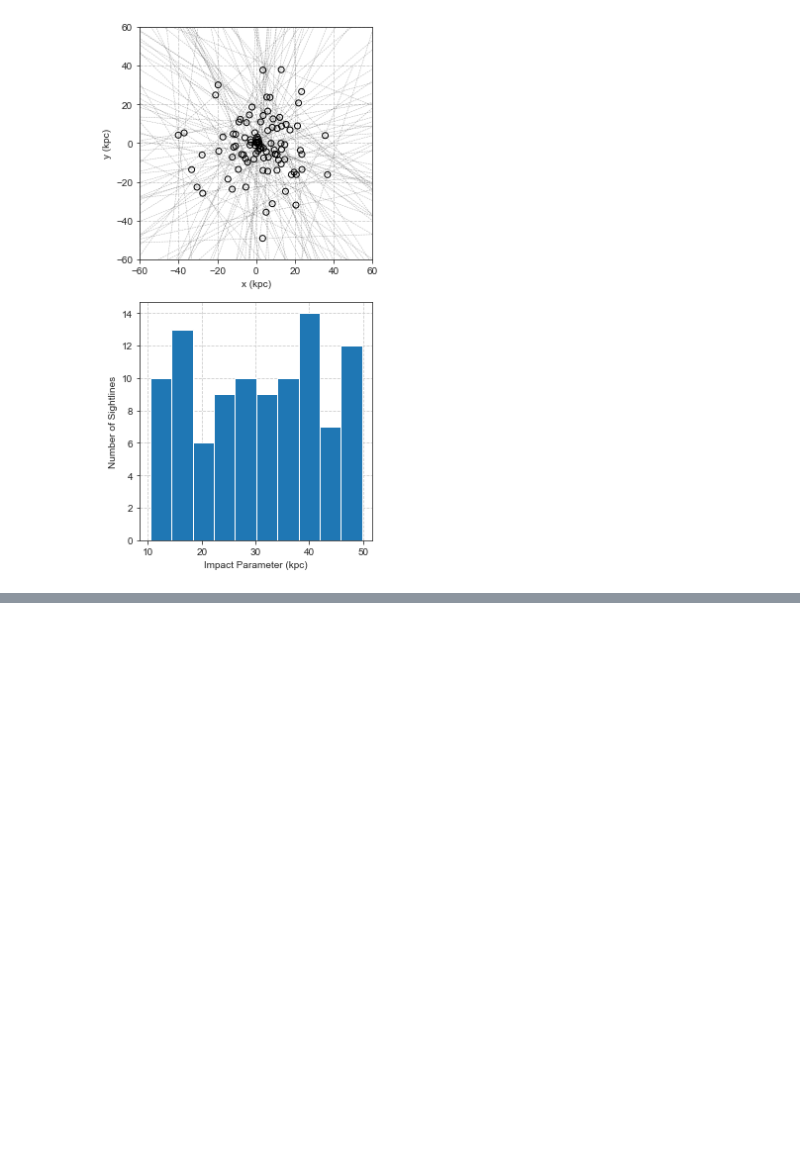
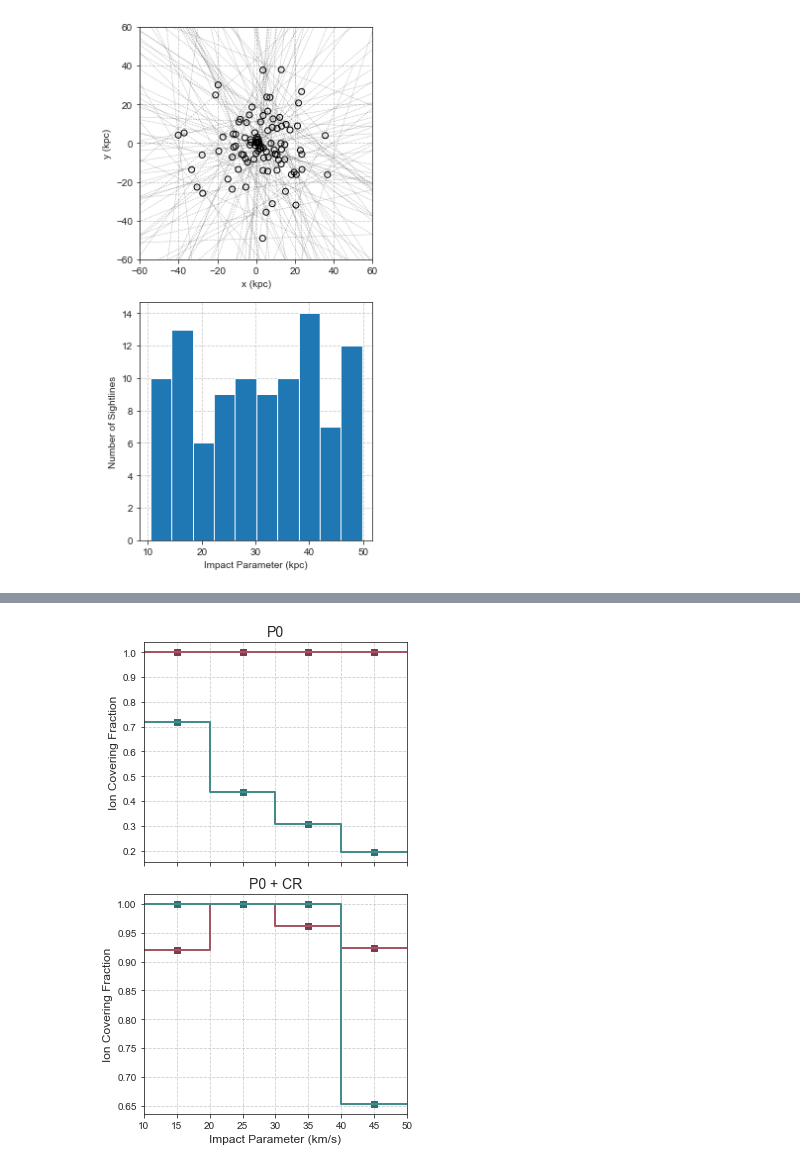
Before and after one commit to ibutsky/synthetic_spectra, a Jupyter notebook: scripts/plotting/paper_plots.ipynb, the cells around one changed output, grey strips where cells are left out. Drawn from its saved outputs; the diff is of its cells as text; code cells hidden in the pictures; blank space fills up the shorter version.

```diff
--- a/scripts/plotting/paper_plots.ipynb
+++ b/scripts/plotting/paper_plots.ipynb
@@ -927 +876,56 @@ plt.show()
+# %%
+def ion_detection(model, ion):
+    # covering fraction plot
+    ion_list, logN_list, logNerr_list, b_list, berr_list, vel_list, \
+        vel_err_list, ray_id_list, model_list, impact_list, ovi_label_list, detection_list, align_list\
+        = pt.load_csv_data()
+
+    new_impact_list = np.zeros(100)
+    new_detect_list = np.zeros(100)
+    for ray_id in range(100):
+        mask = (model_list == model) & (ion_list == ion) & (ray_id_list == ray_id) & (detection_list == 'detection')
+        impact = impact_list[ray_id_list == ray_id][0]
+        new_impact_list[ray_id] = impact
+        if len(ion_list[mask]) > 0:
+            new_detect_list[ray_id] = 1
+
+    return new_impact_list, new_detect_list
+
+ion = 'OVI'
+hdul = fits.open('../../data/OVIcomponents_withprofsANDCIV.fits')
+werk_data = hdul[1].data
+#werk_siIII
+fig, ax = plt.subplots(nrows = 2, ncols = 1, figsize = (4.6, 7.5), sharex = True, sharey = False)
+for i, model in enumerate(['P0', 'P0agncr']):
+    for ion in ['OVI', 'SiIII']:
+        impact_list, si_detect = ion_detection(model, ion)
+        impact_bins = np.arange(10, 70, 10)
+        xbins = np.array([])
+        cfrac = np.array([])
+        werk_cfrac= np.array([])
+        for j in range(len(impact_bins) - 1):
+            r_start = impact_bins[j]
+            r_end = impact_bins[j+1]
+            mask = (impact_list > r_start) & (impact_list < r_end)
+            total_sightlines = len(impact_list[mask])
+            total_si = np.sum(si_detect[mask])
+            xbins = np.append(xbins, 0.5*(r_start+r_end))
+            cfrac = np.append(cfrac, total_si / total_sightlines)
+
+        x = np.vstack((impact_bins[:-1], impact_bins[1:])).reshape((-1), order = 'F')
+        y = np.vstack((cfrac, cfrac)).reshape((-1), order = 'F')
+        ax[i].scatter(xbins, cfrac, marker = 's', color = pt.get_palette(ion)[5])
+        ax[i].plot(x, y, color = pt.get_palette(ion)[4], linewidth = 2, label = 'ion')
+        ax[i].set_ylabel('Ion Covering Fraction', fontsize = 12)
+
+#x[i].set_ylim(0, 1.2)
+ax[0].set_xlim(10, 50)
+ax[0].set_title('P0', fontsize = 14)
+ax[1].set_title('P0 + CR', fontsize = 14)
+ax[1].set_xlabel('Impact Parameter (km/s)', fontsize = 12)
+
+fig.tight_layout()
+plt.savefig('../../plots/covering_fraction.png', dpi = 300)
+# %% [output]
+[figure, added]
 # %%
```
Also changed, not shown: parts of 38 cells of this notebook, 4 other files.
